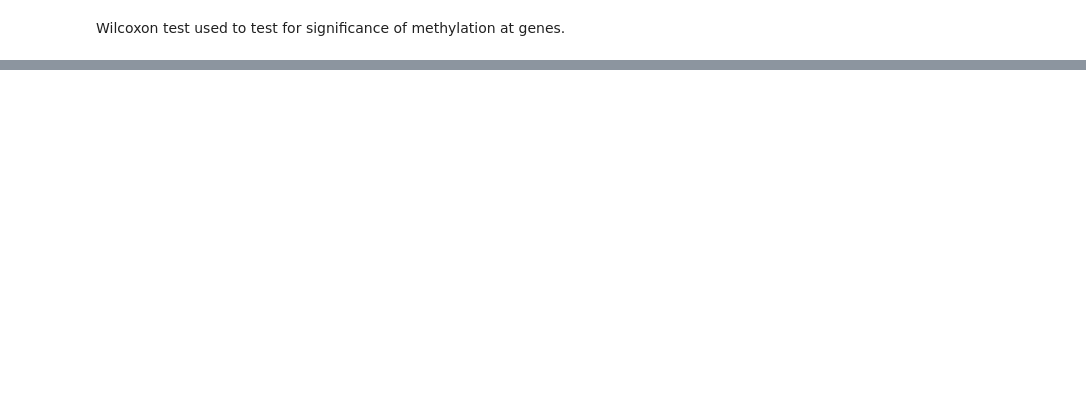
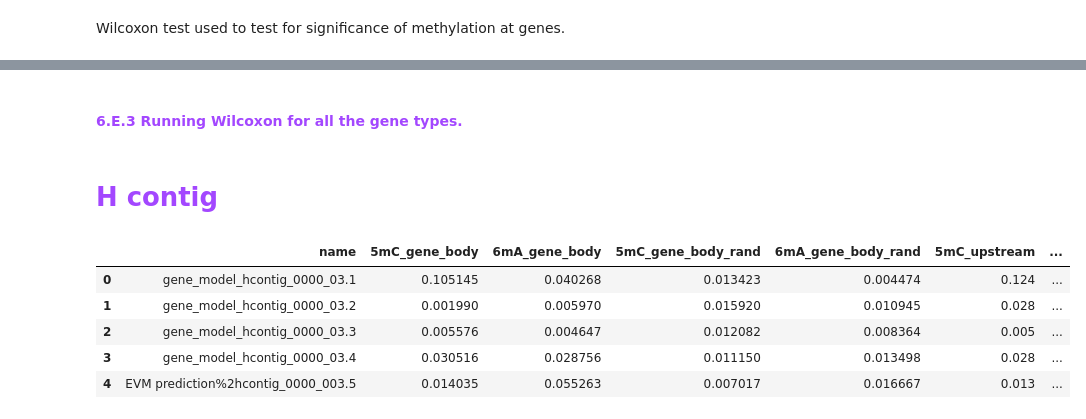
Before and after one commit to AnjuniPeiris/Honours_year, a Jupyter notebook: fisher/methylation/6_Gene-level_analysis.ipynb, the cells around one changed output, grey strips where cells are left out. Cells and saved outputs as stored; diff of their text form; code cells hidden in the pictures; blank space fills up the shorter version.

```diff
--- a/fisher/methylation/6_Gene-level_analysis.ipynb
+++ b/fisher/methylation/6_Gene-level_analysis.ipynb
@@ -145,10 +106,8 @@ gene_body_bed_dict
 # %%
 # Make a dictionary of methylation files
 methyl_fn_dict = {} # lowest cutoff as it had the highest similarity between sequencers/callers
-methyl_fn_dict['5mC_hc_tombo_sorted.cutoff.0.50.bed'] = os.path.join(DIRS['FEATURES'], '5mC_hc_tombo_sorted.cutoff.0.50.bed',)
-methyl_fn_dict['6mA_hc_tombo_sorted.cutoff.0.50.bed'] = os.path.join(DIRS['FEATURES'], '6mA_hc_tombo_sorted.cutoff.0.50.bed',)
-methyl_fn_dict['5mC_hc_tombo_sorted.cutoff.0.95.bed'] = os.path.join(DIRS['FEATURES'], '5mC_hc_tombo_sorted.cutoff.0.95.bed',)
-methyl_fn_dict['6mA_hc_tombo_sorted.cutoff.0.95.bed'] = os.path.join(DIRS['FEATURES'], '6mA_hc_tombo_sorted.cutoff.0.95.bed',)
+methyl_fn_dict['5mC_hc_tombo_sorted.cutoff.0.80.bed'] = os.path.join(DIRS['FEATURES'], '5mC_hc_tombo_sorted.cutoff.0.80.bed',)
+methyl_fn_dict['6mA_hc_tombo_sorted.cutoff.0.80.bed'] = os.path.join(DIRS['FEATURES'], '6mA_hc_tombo_sorted.cutoff.0.80.bed',)
 
 # Make dictionary of bedtools objects and check if it worked (it did!)
 methyl_bed_dict = make_bed_dict(methyl_fn_dict)
@@ -614,0 +491,4 @@ spearman_dict = spearman_coverage(coverage_fn_dict)
+# %% [markdown]
+#### <span style='color:#a347ff'> 6.E.3 Running Wilcoxon for all the gene types.<span/>
+# %% [markdown]
+# <span style='color:#a347ff'> H contig <span/>
@@ -614,0 +497,15 @@ spearman_dict = spearman_coverage(coverage_fn_dict)
+# %%
+# make one big data frame of gene_ID and all the coverage for every region and their corresponding randomised score
+
+# initial df = just the gene names
+# get gene names from a file
+h_contig_df = gene_methyl_overlap_dict['Pst_104E_v13_h_ctg_combined_sorted_anno.5mC_hc_tombo_sorted.cutoff.0.80.overlap.bed'][['name']]
+# %%
+h_contig_df.head()
+# %% [output]
+|  | name | 5mC_gene_body | 6mA_gene_body | 5mC_gene_body_rand | 6mA_gene_body_rand | 5mC_upstream | ... |
+| 0 | gene_model_hcontig_0000_03.1 | 0.105145 | 0.040268 | 0.013423 | 0.004474 | 0.124 | ... |
+| 1 | gene_model_hcontig_0000_03.2 | 0.001990 | 0.005970 | 0.015920 | 0.010945 | 0.028 | ... |
+| 2 | gene_model_hcontig_0000_03.3 | 0.005576 | 0.004647 | 0.012082 | 0.008364 | 0.005 | ... |
+| 3 | gene_model_hcontig_0000_03.4 | 0.030516 | 0.028756 | 0.011150 | 0.013498 | 0.028 | ... |
+| 4 | EVM prediction%2hcontig_0000_003.5 | 0.014035 | 0.055263 | 0.007017 | 0.016667 | 0.013 | ... |
```
Also changed, not shown: parts of 165 cells of this notebook.
